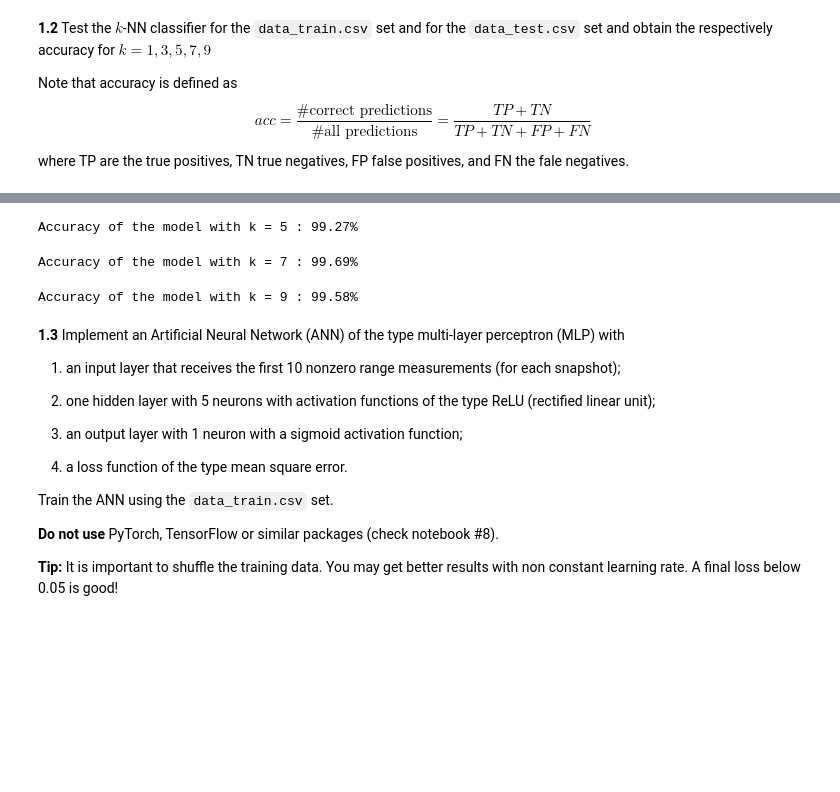
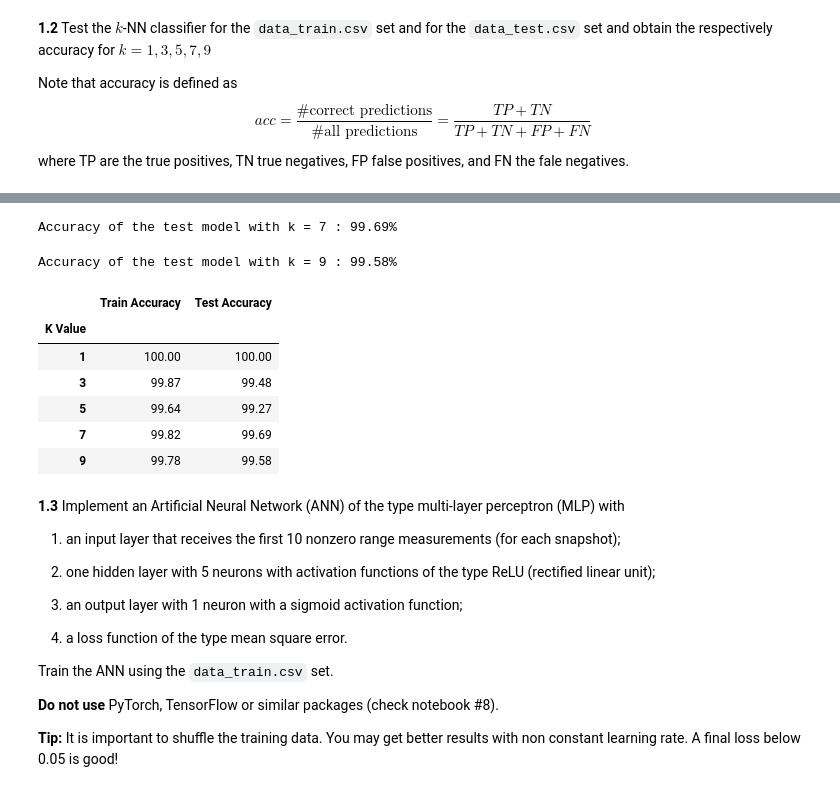
Before and after one commit to brumocas/ML_Projects, a Jupyter notebook: Proj2/ML_project2.ipynb, the cells around one changed output, grey strips where cells are left out. Saved outputs shown, nothing was run; the diff lists cells and outputs as text; code cells hidden in the pictures; blank space fills up the shorter version.

```diff
--- a/Proj2/ML_project2.ipynb
+++ b/Proj2/ML_project2.ipynb
@@ -329,7 +473,7 @@ data_test = np.append(X_test, np.reshape(Y_test, (len(Y_test), 1)), axis=1)
 
 # Compute KNN
 classification = []
-K = 5
+K = 7
 for t in range(len(X_test)):
     if kNN_classifier(K, X_test[t], data_train) == 1:
         classification.append(1)
@@ -346,9 +490,10 @@ for i in range(len(Y_test)):
         correct +=1
 
 acc = correct/len(Y_test)
-print(f"Accuracy of the model with k = {K} : {100.0*acc:4.2f}%")
+print(f"Accuracy of the test model with k = {K} : {100.0*acc:4.2f}%")
+test.append(100.0*acc)
 # %% [output]
-Accuracy of the model with k = 5 : 99.27%
+Accuracy of the test model with k = 7 : 99.69%
 # %%
 # Let's check for the testing data
 X_test = df_test.iloc[:, np.arange(2,362,1)].values
@@ -359,7 +504,7 @@ data_test = np.append(X_test, np.reshape(Y_test, (len(Y_test), 1)), axis=1)
 
 # Compute KNN
 classification = []
-K = 7
+K = 9
 for t in range(len(X_test)):
     if kNN_classifier(K, X_test[t], data_train) == 1:
         classification.append(1)
@@ -376,39 +521,42 @@ for i in range(len(Y_test)):
         correct +=1
 
 acc = correct/len(Y_test)
-print(f"Accuracy of the model with k = {K} : {100.0*acc:4.2f}%")
+print(f"Accuracy of the test model with k = {K} : {100.0*acc:4.2f}%")
+test.append(100.0*acc)
 # %% [output]
-Accuracy of the model with k = 7 : 99.69%
+Accuracy of the test model with k = 9 : 99.58%
-# %%
-# Let's check for the testing data
-X_test = df_test.iloc[:, np.arange(2,362,1)].values
-Y_test = df_test["label"].values
-
-# Let's check for all test data
-data_test = np.append(X_test, np.reshape(Y_test, (len(Y_test), 1)), axis=1)
-
-# Compute KNN
-classification = []
-K = 9
-for t in range(len(X_test)):
-    if kNN_classifier(K, X_test[t], data_train) == 1:
-        classification.append(1)
-    else:
-        classification.append(2)
-
-# Classification of the test data
-#print(classification)
-
-# printing the results
-correct = 0
-for i in range(len(Y_test)):
-    if classification[i] == Y_test[i]:
-        correct +=1
-
-acc = correct/len(Y_test)
-print(f"Accuracy of the model with k = {K} : {100.0*acc:4.2f}%")
-# %% [output]
-Accuracy of the model with k = 9 : 99.58%
+# %%
+# Results Obtained
+
+# Sample data
+k_values = [1, 3, 5, 7, 9]
+
+# Create a dictionary with the data
+data = {
+    'K Value': k_values,
+    'Train Accuracy': train,
+    'Test Accuracy': test
+}
+
+# Create a DataFrame
+df = pd.DataFrame(data)
+
+# Set 'K Value' as the index
+df.set_index('K Value', inplace=True)
+
+# Round the accuracy values to 2 decimal places
+df = df.round(2)
+
+# Display the table
+df
+# %% [output]
+|  | Train Accuracy | Test Accuracy |
+| K Value |  |  |
+| 1 | 100.00 | 100.00 |
+| 3 | 99.87 | 99.48 |
+| 5 | 99.64 | 99.27 |
+| 7 | 99.82 | 99.69 |
+| 9 | 99.78 | 99.58 |
 # %% [markdown]
 **1.3**
 Implement an Artificial Neural Network (ANN) of the type multi-layer perceptron (MLP) with
```
Also changed, not shown: parts of 32 cells of this notebook, 2 other files.
